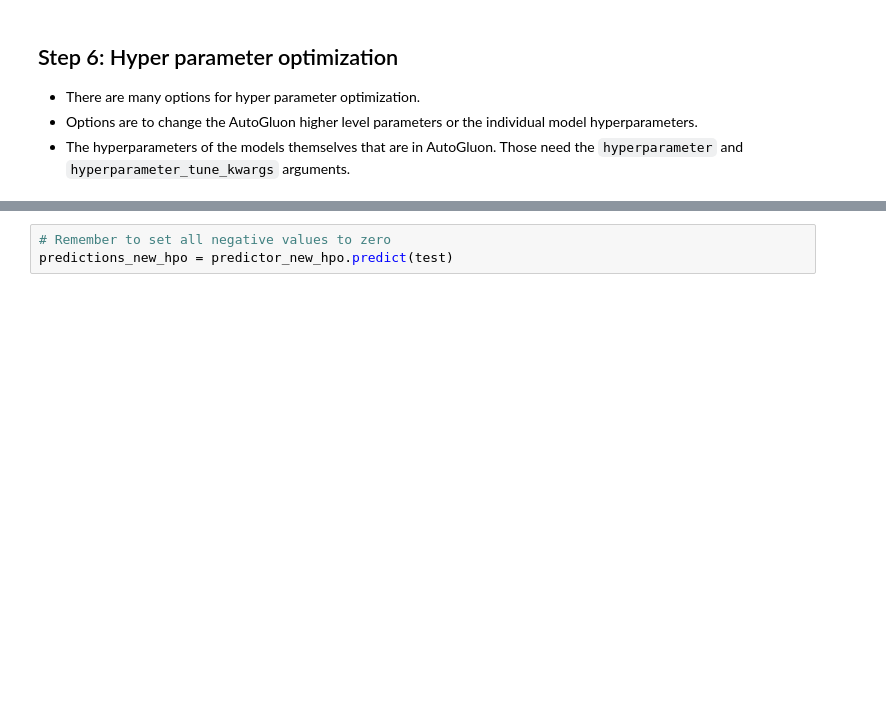
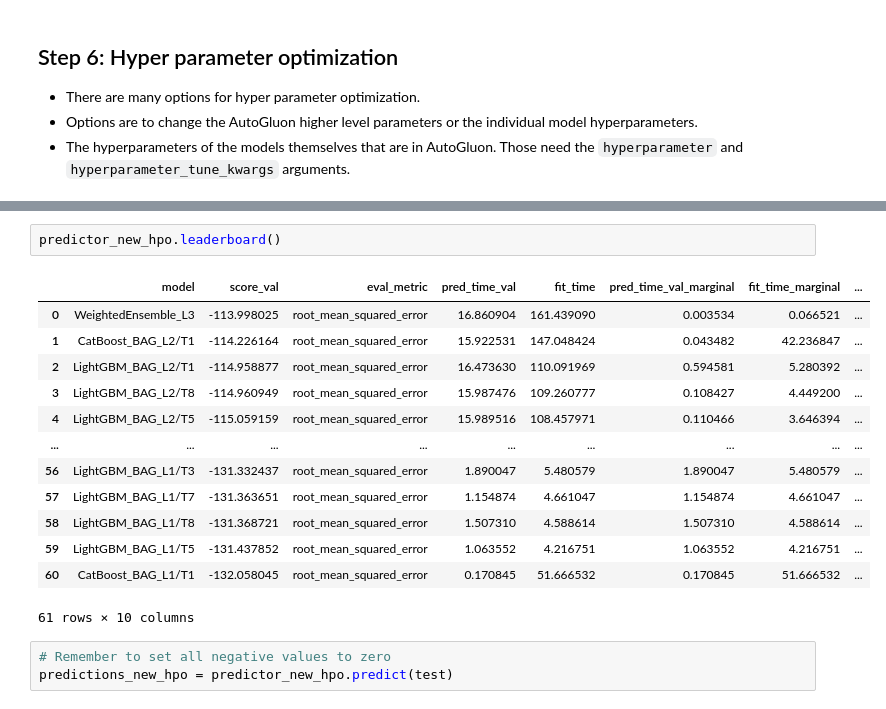
Before and after one commit to makissello/bike-sharing-demand, a Jupyter notebook: project/project-template.ipynb, the cells around one changed output, grey strips where cells are left out. Drawn from its saved outputs; the diff is of its cells as text; blank space fills up the shorter version.

```diff
--- a/project/project-template.ipynb
+++ b/project/project-template.ipynb
@@ -610,3 +653,19 @@ Estimated performance of each model:
+# %%
+predictor_new_hpo.leaderboard()
+# %% [output]
+|  | model | score_val | eval_metric | pred_time_val | fit_time | pred_time_val_marginal | fit_time_marginal | ... |
+| 0 | WeightedEnsemble_L3 | -113.998025 | root_mean_squared_error | 16.860904 | 161.439090 | 0.003534 | 0.066521 | ... |
+| 1 | CatBoost_BAG_L2/T1 | -114.226164 | root_mean_squared_error | 15.922531 | 147.048424 | 0.043482 | 42.236847 | ... |
+| 2 | LightGBM_BAG_L2/T1 | -114.958877 | root_mean_squared_error | 16.473630 | 110.091969 | 0.594581 | 5.280392 | ... |
+| 3 | LightGBM_BAG_L2/T8 | -114.960949 | root_mean_squared_error | 15.987476 | 109.260777 | 0.108427 | 4.449200 | ... |
+| 4 | LightGBM_BAG_L2/T5 | -115.059159 | root_mean_squared_error | 15.989516 | 108.457971 | 0.110466 | 3.646394 | ... |
+| ... | ... | ... | ... | ... | ... | ... | ... | ... |
+| 56 | LightGBM_BAG_L1/T3 | -131.332437 | root_mean_squared_error | 1.890047 | 5.480579 | 1.890047 | 5.480579 | ... |
+| 57 | LightGBM_BAG_L1/T7 | -131.363651 | root_mean_squared_error | 1.154874 | 4.661047 | 1.154874 | 4.661047 | ... |
+| 58 | LightGBM_BAG_L1/T8 | -131.368721 | root_mean_squared_error | 1.507310 | 4.588614 | 1.507310 | 4.588614 | ... |
+| 59 | LightGBM_BAG_L1/T5 | -131.437852 | root_mean_squared_error | 1.063552 | 4.216751 | 1.063552 | 4.216751 | ... |
+| 60 | CatBoost_BAG_L1/T1 | -132.058045 | root_mean_squared_error | 0.170845 | 51.666532 | 0.170845 | 51.666532 | ... |
+61 rows × 10 columns
 # %%
 # Remember to set all negative values to zero
 predictions_new_hpo = predictor_new_hpo.predict(test)
```
Also changed, not shown: parts of 8 cells of this notebook, 3 other files.
